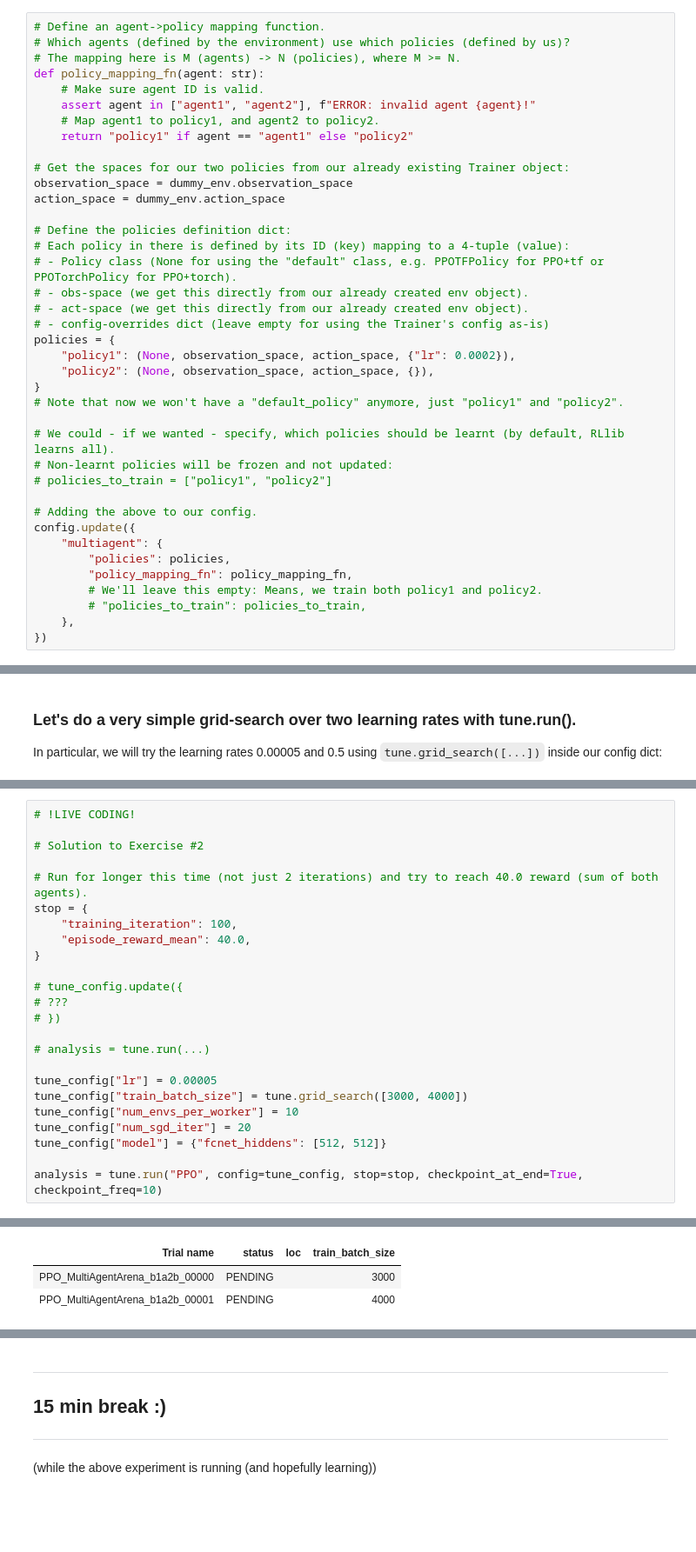
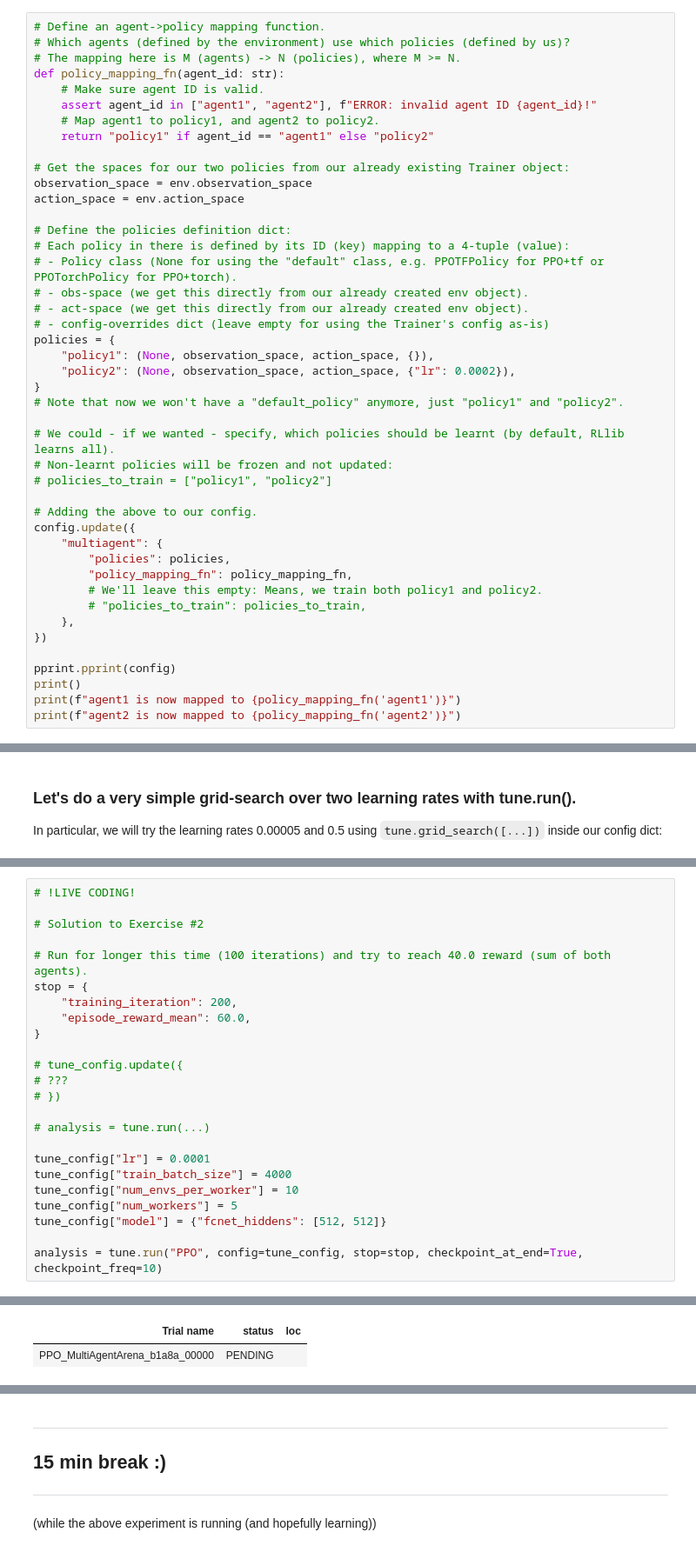
Before and after one commit to sven1977/rllib_tutorials, a Jupyter notebook: ray_summit_2021/tutorial_notebook.ipynb, the cells around one changed output, grey strips where cells are left out. Shown at 87% size. Saved outputs shown, nothing was run; the diff lists cells and outputs as text; blank space fills up the shorter version.

```diff
--- a/ray_summit_2021/tutorial_notebook.ipynb
+++ b/ray_summit_2021/tutorial_notebook.ipynb
@@ -545,15 +547,15 @@ Let's take a closer look:
 # Define an agent->policy mapping function.
 # Which agents (defined by the environment) use which policies (defined by us)?
 # The mapping here is M (agents) -> N (policies), where M >= N.
-def policy_mapping_fn(agent: str):
+def policy_mapping_fn(agent_id: str):
     # Make sure agent ID is valid.
-    assert agent in ["agent1", "agent2"], f"ERROR: invalid agent {agent}!"
+    assert agent_id in ["agent1", "agent2"], f"ERROR: invalid agent ID {agent_id}!"
     # Map agent1 to policy1, and agent2 to policy2.
-    return "policy1" if agent == "agent1" else "policy2"
+    return "policy1" if agent_id == "agent1" else "policy2"
 
 # Get the spaces for our two policies from our already existing Trainer object:
-observation_space = dummy_env.observation_space
-action_space = dummy_env.action_space
+observation_space = env.observation_space
+action_space = env.action_space
 
 # Define the policies definition dict:
 # Each policy in there is defined by its ID (key) mapping to a 4-tuple (value):
@@ -562,8 +564,8 @@ action_space = dummy_env.action_space
 # - act-space (we get this directly from our already created env object).
 # - config-overrides dict (leave empty for using the Trainer's config as-is)
 policies = {
-    "policy1": (None, observation_space, action_space, {"lr": 0.0002}),
-    "policy2": (None, observation_space, action_space, {}),
+    "policy1": (None, observation_space, action_space, {}),
+    "policy2": (None, observation_space, action_space, {"lr": 0.0002}),
 }
 # Note that now we won't have a "default_policy" anymore, just "policy1" and "policy2".
 
@@ -580,3 +582,8 @@ config.update({
         # "policies_to_train": policies_to_train,
     },
 })
+
+pprint.pprint(config)
+print()
+print(f"agent1 is now mapped to {policy_mapping_fn('agent1')}")
+print(f"agent2 is now mapped to {policy_mapping_fn('agent2')}")
@@ -955,10 +994,10 @@ Other than that, use the exact same args as in our `tune.run()` call in the prev
 
 # Solution to Exercise #2
 
-# Run for longer this time (not just 2 iterations) and try to reach 40.0 reward (sum of both agents).
+# Run for longer this time (100 iterations) and try to reach 40.0 reward (sum of both agents).
 stop = {
-    "training_iteration": 100,
-    "episode_reward_mean": 40.0,
+    "training_iteration": 200,
+    "episode_reward_mean": 60.0,
 }
 
 # tune_config.update({
@@ -967,10 +1006,10 @@ stop = {
 
 # analysis = tune.run(...)
 
-tune_config["lr"] = 0.00005
-tune_config["train_batch_size"] = tune.grid_search([3000, 4000])
+tune_config["lr"] = 0.0001
+tune_config["train_batch_size"] = 4000
 tune_config["num_envs_per_worker"] = 10
-tune_config["num_sgd_iter"] = 20
+tune_config["num_workers"] = 5
 tune_config["model"] = {"fcnet_hiddens": [512, 512]}
 
 analysis = tune.run("PPO", config=tune_config, stop=stop, checkpoint_at_end=True, checkpoint_freq=10)
@@ -984,3 +1023,2 @@ Number of trials: 2/2 (2 PENDING)
-| Trial name | status | loc | train_batch_size |
-| PPO_MultiAgentArena_b1a2b_00000 | PENDING |  | 3000 |
-| PPO_MultiAgentArena_b1a2b_00001 | PENDING |  | 4000 |
+| Trial name | status | loc |
+| PPO_MultiAgentArena_b1a8a_00000 | PENDING |  |
```
Also changed, not shown: parts of 21 cells of this notebook, 2 other files.
